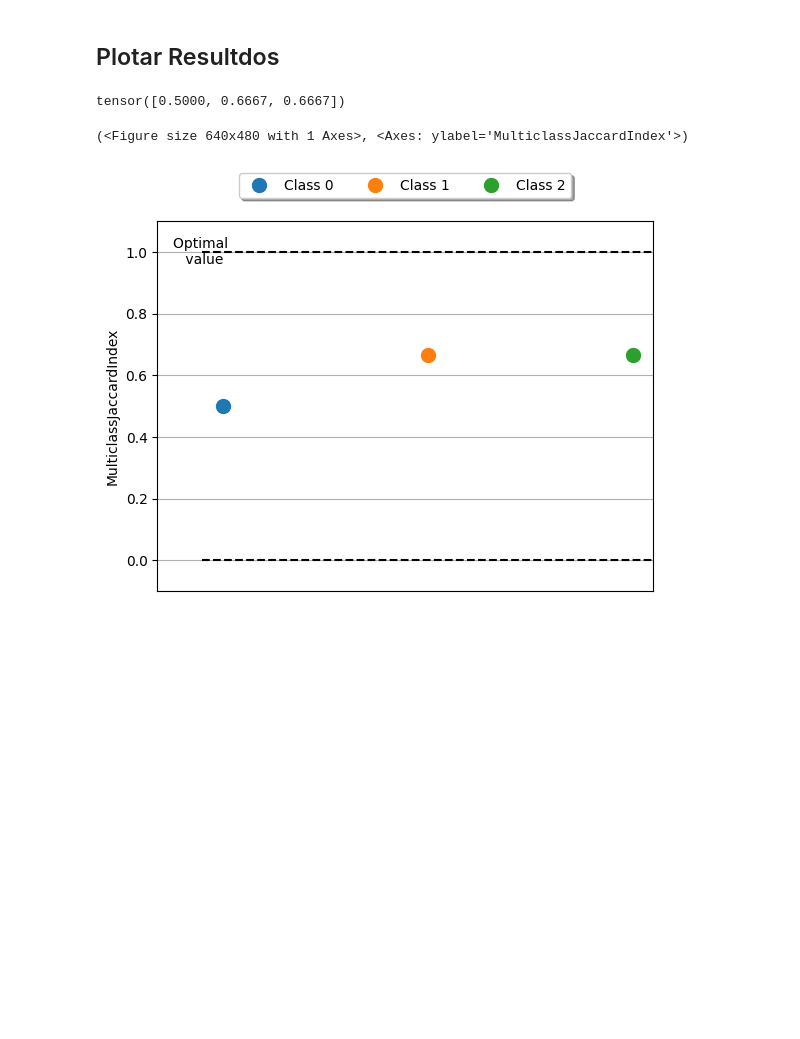
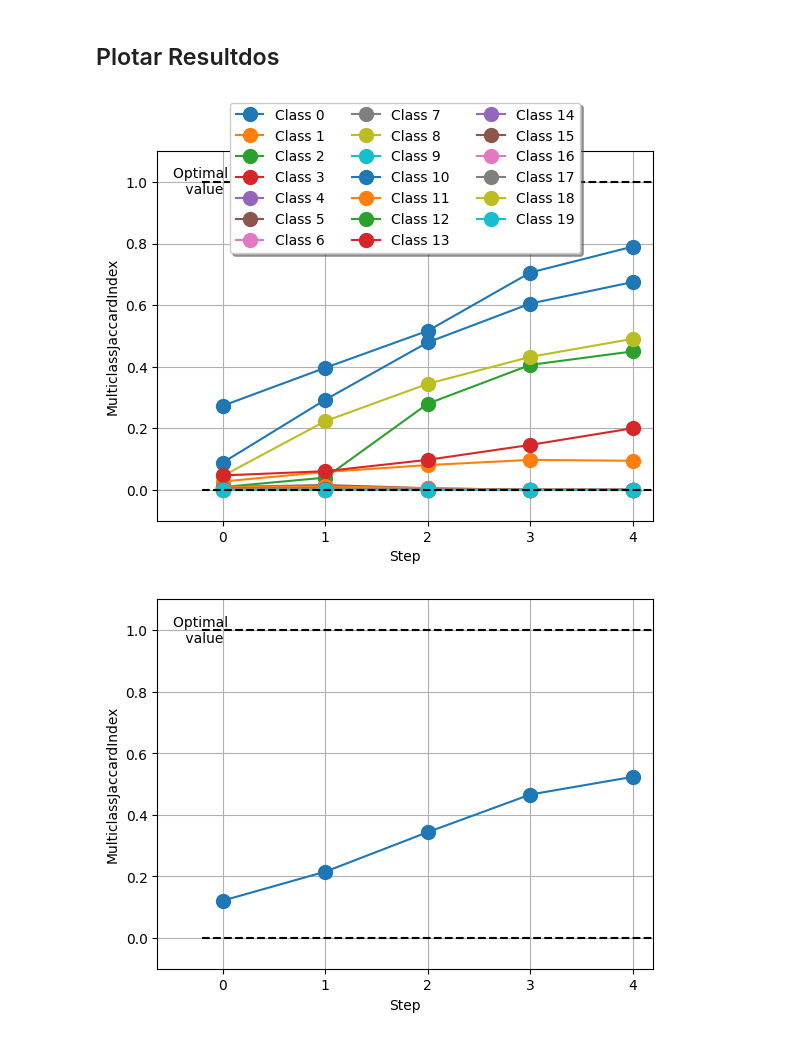
Before and after one commit to JoseFSilveira/linknet-studynotes, a Jupyter notebook: main.ipynb, the cells around one changed output. Cells and saved outputs as stored; diff of their text form; code cells hidden in the pictures; blank space fills up the shorter version.

Commit message:
Finalizada a rotina de trainamento. Modelo está covergindo. Iniciado esboço dentro da main.ipynb para plotar resultados.

```diff
--- a/main.ipynb
+++ b/main.ipynb
@@ -29,10 +29,10 @@ DATA_PATH = '/home/jose-vitor/Documents/Cityscapes_Dataset'
 IM_HEIGHT = 256
 IM_WIDTH = 512
 
-BATCH_SIZE = 32
+BATCH_SIZE = 64
 NUM_WORKERS = os.cpu_count() // 2
 
-NUM_CLASSES = 19
+NUM_CLASSES = 20 # Numero de classes do dataset, incluindo a classe de ignorar (void)
 # %%
 # Bibliotecas e imports
 import custom_cityscapes as ccs
@@ -169,7 +169,7 @@ O pacote de imagens para validacao possui tamanho: torch.Size([32, 3, 256, 512])
 # %% [markdown]
 ## Criar Modelo
 # %%
-model = lkm.LinkNet(in_channels=3, out_channels=19).to(device)
+model = lkm.LinkNet(in_channels=3, out_channels=NUM_CLASSES).to(device)
 summary(model, input_size=(BATCH_SIZE, 3, IM_HEIGHT, IM_WIDTH))
 # %% [output]
 ==========================================================================================
@@ -240,18 +238,6 @@ from torchmetrics.classification import MulticlassJaccardIndex
-# %%
-target = torch.tensor([[1, 0, 1, 2],
-                       [2, 1, 0, 2],
-                       [1, 1, 0, 2],
-                       [0, 1, 2, 2]])
-preds = torch.tensor([[0, 0, 1, 2],
-                      [0, 1, 0, 2],
-                      [1, 0, 0, 2],
-                      [0, 1, 0, 2]])
-metric = MulticlassJaccardIndex(num_classes=3, average='none')
-metric(preds, target)
-# %% [output]
-tensor([0.5000, 0.6667, 0.6667])
-# %%
-metric.plot()
-# %% [output]
-(<Figure size 640x480 with 1 Axes>, <Axes: ylabel='MulticlassJaccardIndex'>)
-[figure, removed]
+# %%
+fig1_, ax1_ = fit_model.iIoU_metric.plot(fit_model.results['test_IoU'])
+fig2_, ax2_ = fit_model.iIoU_metric.plot(fit_model.results['test_iIoU'])
+# %% [output]
+[figure, added]
+[figure, added]
```
Also changed, not shown: parts of 8 cells of this notebook, 1 other file.
